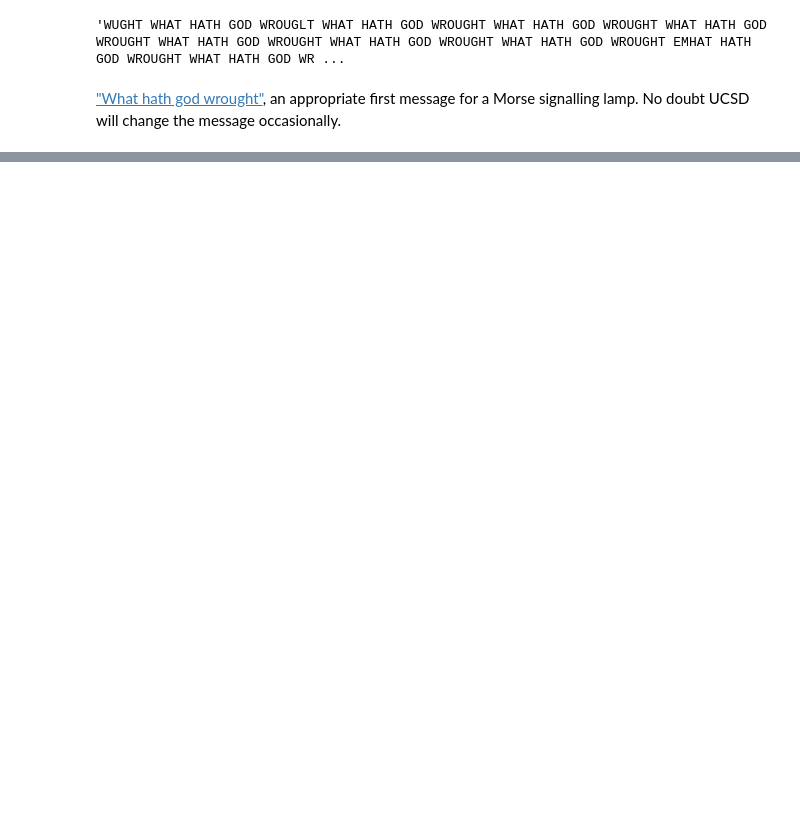
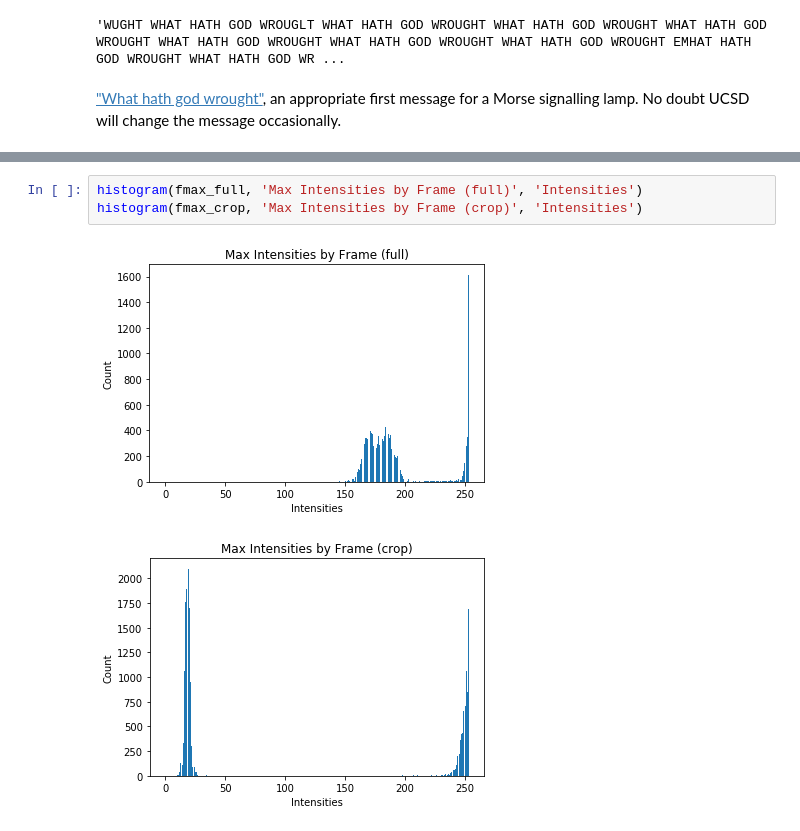
Before and after one commit to AndrewWasHere/video-morse-decoder, a Jupyter notebook: Video Morse Code.ipynb, the cells around one changed output, grey strips where cells are left out. Saved outputs shown, nothing was run; the diff lists cells and outputs as text; blank space fills up the shorter version.

```diff
--- a/Video Morse Code.ipynb
+++ b/Video Morse Code.ipynb
@@ -222,0 +247,6 @@ morse_decode(edges, edge_idx, 10, 30)
+# %%
+histogram(fmax_full, 'Max Intensities by Frame (full)', 'Intensities')
+histogram(fmax_crop, 'Max Intensities by Frame (crop)', 'Intensities')
+# %% [output]
+[figure, added]
+[figure, added]
```
Also changed, not shown: parts of 27 cells of this notebook.
